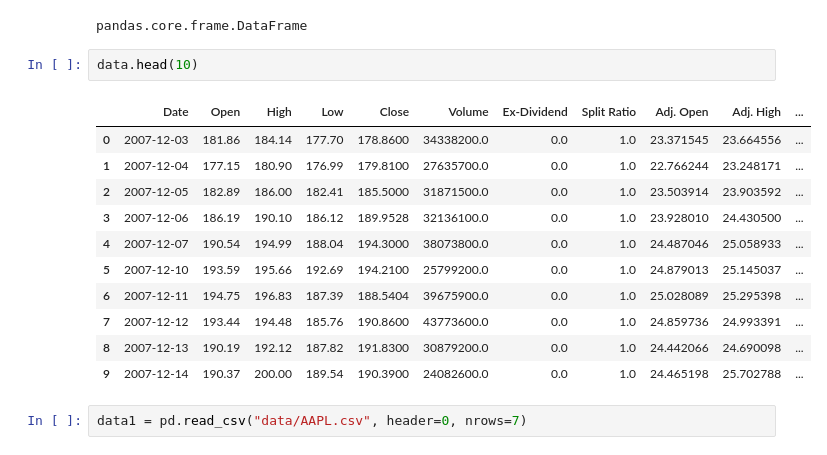
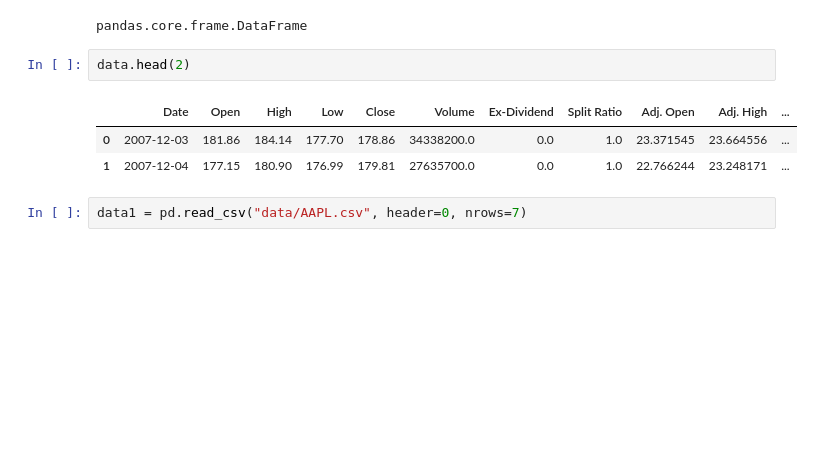
Before and after one commit to secmldev/quick-start-python, a Jupyter notebook: 104_pandas_read_stock_data.ipynb, the cells around one changed output. Saved outputs shown, nothing was run; the diff lists cells and outputs as text; blank space fills up the shorter version.

```diff
--- a/104_pandas_read_stock_data.ipynb
+++ b/104_pandas_read_stock_data.ipynb
@@ -10,19 +10,11 @@ type(data)
 # %% [output]
 pandas.core.frame.DataFrame
 # %%
-data.head(10)
+data.head(2)
 # %% [output]
 |  | Date | Open | High | Low | Close | Volume | Ex-Dividend | Split Ratio | Adj. Open | Adj. High | ... |
-| 0 | 2007-12-03 | 181.86 | 184.14 | 177.70 | 178.8600 | 34338200.0 | 0.0 | 1.0 | 23.371545 | 23.664556 | ... |
-| 1 | 2007-12-04 | 177.15 | 180.90 | 176.99 | 179.8100 | 27635700.0 | 0.0 | 1.0 | 22.766244 | 23.248171 | ... |
-| 2 | 2007-12-05 | 182.89 | 186.00 | 182.41 | 185.5000 | 31871500.0 | 0.0 | 1.0 | 23.503914 | 23.903592 | ... |
-| 3 | 2007-12-06 | 186.19 | 190.10 | 186.12 | 189.9528 | 32136100.0 | 0.0 | 1.0 | 23.928010 | 24.430500 | ... |
-| 4 | 2007-12-07 | 190.54 | 194.99 | 188.04 | 194.3000 | 38073800.0 | 0.0 | 1.0 | 24.487046 | 25.058933 | ... |
-| 5 | 2007-12-10 | 193.59 | 195.66 | 192.69 | 194.2100 | 25799200.0 | 0.0 | 1.0 | 24.879013 | 25.145037 | ... |
-| 6 | 2007-12-11 | 194.75 | 196.83 | 187.39 | 188.5404 | 39675900.0 | 0.0 | 1.0 | 25.028089 | 25.295398 | ... |
-| 7 | 2007-12-12 | 193.44 | 194.48 | 185.76 | 190.8600 | 43773600.0 | 0.0 | 1.0 | 24.859736 | 24.993391 | ... |
-| 8 | 2007-12-13 | 190.19 | 192.12 | 187.82 | 191.8300 | 30879200.0 | 0.0 | 1.0 | 24.442066 | 24.690098 | ... |
-| 9 | 2007-12-14 | 190.37 | 200.00 | 189.54 | 190.3900 | 24082600.0 | 0.0 | 1.0 | 24.465198 | 25.702788 | ... |
+| 0 | 2007-12-03 | 181.86 | 184.14 | 177.70 | 178.86 | 34338200.0 | 0.0 | 1.0 | 23.371545 | 23.664556 | ... |
+| 1 | 2007-12-04 | 177.15 | 180.90 | 176.99 | 179.81 | 27635700.0 | 0.0 | 1.0 | 22.766244 | 23.248171 | ... |
 # %%
 data1 = pd.read_csv("data/AAPL.csv", header=0, nrows=7)
 # %%
```
Also changed, not shown: parts of 5 cells of this notebook, 13 other files.
